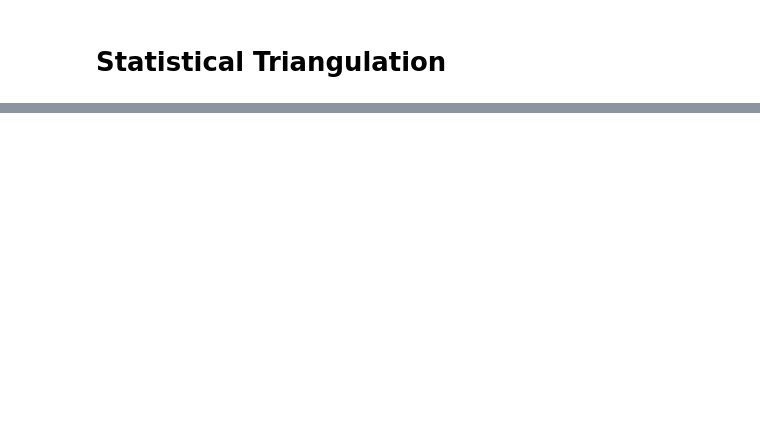
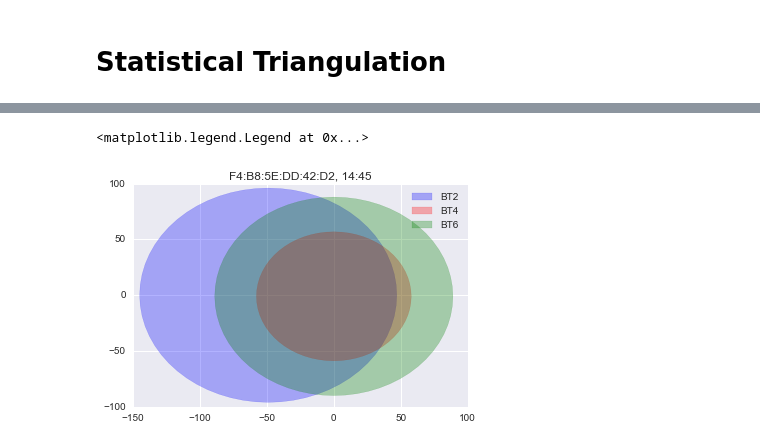
Before and after one commit to ericmjl/bluetooth-proximity-tracker-calibration, a Jupyter notebook: expt4-distance_calibration/Expt4 Analysis.ipynb, the cells around one changed output, grey strips where cells are left out. Drawn from its saved outputs; the diff is of its cells as text; code cells hidden in the pictures; blank space fills up the shorter version.

```diff
--- a/expt4-distance_calibration/Expt4 Analysis.ipynb
+++ b/expt4-distance_calibration/Expt4 Analysis.ipynb
@@ -427,0 +500,5 @@ from shapely.geometry import Point
+# %%
+# Try plotting one.
+doi = datetime(2015,12,23,14,45,0)  # date of interest
+bcn1_min.ix[doi]
+# bcn1_max.ix[doi]
@@ -427,0 +513,34 @@ from shapely.geometry import Point
+# %%
+from descartes.patch import PolygonPatch
+def area_around_base(base_station_name, beacon_min, beacon_max, time):
+    bt_min = Point(coords[base_station_name]).buffer(beacon_min.ix[time].fillna(0)[base_station_name])
+    bt_max = Point(coords[base_station_name]).buffer(beacon_max.ix[time].fillna(0)[base_station_name])
+    # bt_area = bt_max.symmetric_difference(bt_min)
+    bt_area = bt_max
+
+    return bt_area
+
+bt1_area = area_around_base('BT1', bcn1_min, bcn1_max, doi)
+bt2_area = area_around_base('BT2', bcn1_min, bcn1_max, doi)
+bt3_area = area_around_base('BT3', bcn1_min, bcn1_max, doi)
+bt4_area = area_around_base('BT4', bcn1_min, bcn1_max, doi)
+bt5_area = area_around_base('BT5', bcn1_min, bcn1_max, doi)
+bt6_area = area_around_base('BT6', bcn1_min, bcn1_max, doi)
+
+# bcn1_area = bt1_area.intersection(bt2_area).intersection(bt3_area).intersection(bt4_area).intersection(bt5_area).intersection(bt6_area)
+# bcn1_area
+# bcn1_area = bt2_area.intersection(bt3_area).intersection(bt4_area).intersection(bt6_area)
+fig = plt.figure()
+ax = fig.add_subplot(111)
+p2 = PolygonPatch(bt2_area, color='blue', alpha=0.3, label='BT2')
+p4 = PolygonPatch(bt4_area, color='red', alpha=0.3, label='BT4')
+p6 = PolygonPatch(bt6_area, color='green', alpha=0.3, label='BT6')
+ax.add_patch(p2)
+ax.add_patch(p4)
+ax.add_patch(p6)
+ax.autoscale()
+ax.set_title('{0}, {1}:{2}'.format(id1, doi.hour, doi.minute))
+ax.legend()
+# %% [output]
+<matplotlib.legend.Legend at 0x...>
+[figure, added]
```
Also changed, not shown: parts of 27 cells of this notebook, 6 other files.
